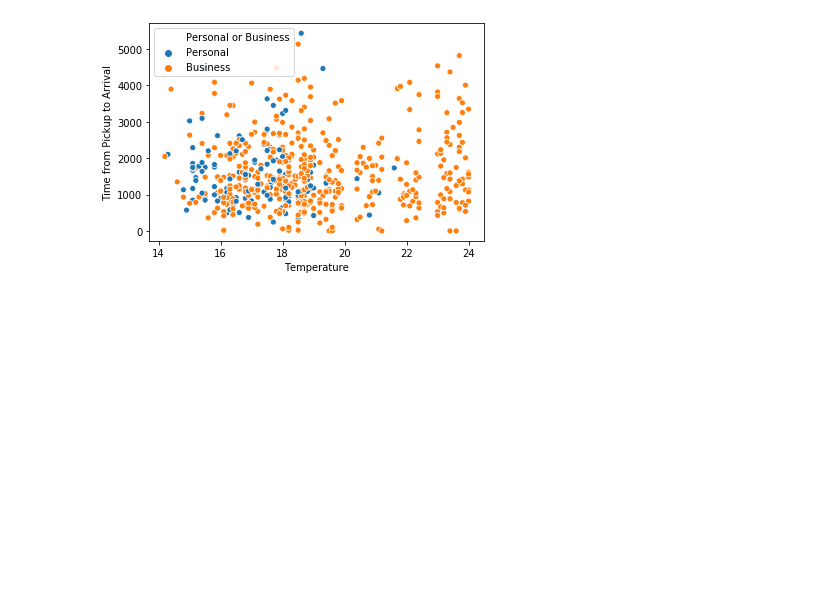
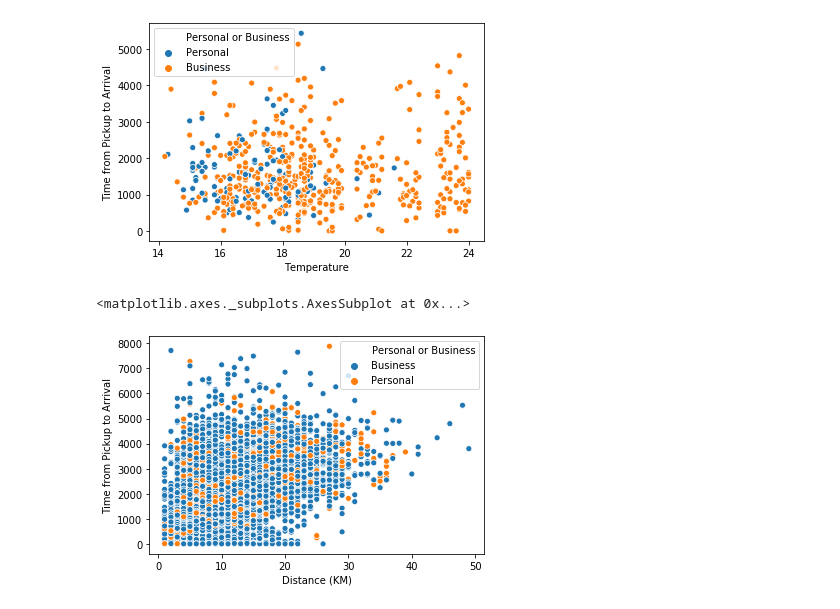
Before and after one commit to jennymoskowitz/JCP, a Jupyter notebook: newEDA.ipynb, the cells around one changed output. Saved outputs shown, nothing was run; the diff lists cells and outputs as text; code cells hidden in the pictures; blank space fills up the shorter version.

```diff
--- a/newEDA.ipynb
+++ b/newEDA.ipynb
@@ -80,3 +105,3 @@ msno.matrix(df);
 # %%
-df = df.dropna()
+df = df.fillna(df.mean())
 # %%
@@ -84,2 +109,7 @@ ax = sns.scatterplot(x="Temperature", y="Time from Pickup to Arrival", data=df,
 # %% [output]
 [figure]
+# %%
+sns.scatterplot(x="Distance (KM)", y="Time from Pickup to Arrival", data=df, hue = "Personal or Business")
+# %% [output]
+<matplotlib.axes._subplots.AxesSubplot at 0x...>
+[figure, added]
```
Also changed, not shown: parts of 5 cells of this notebook.
